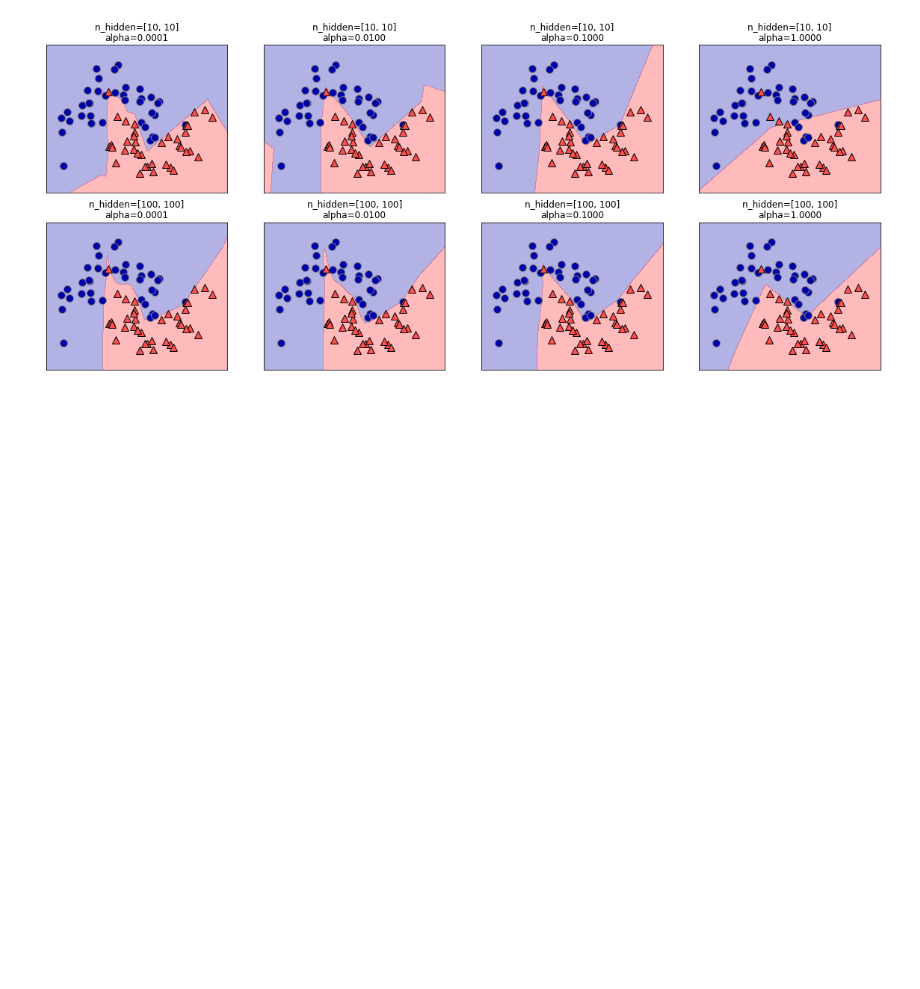
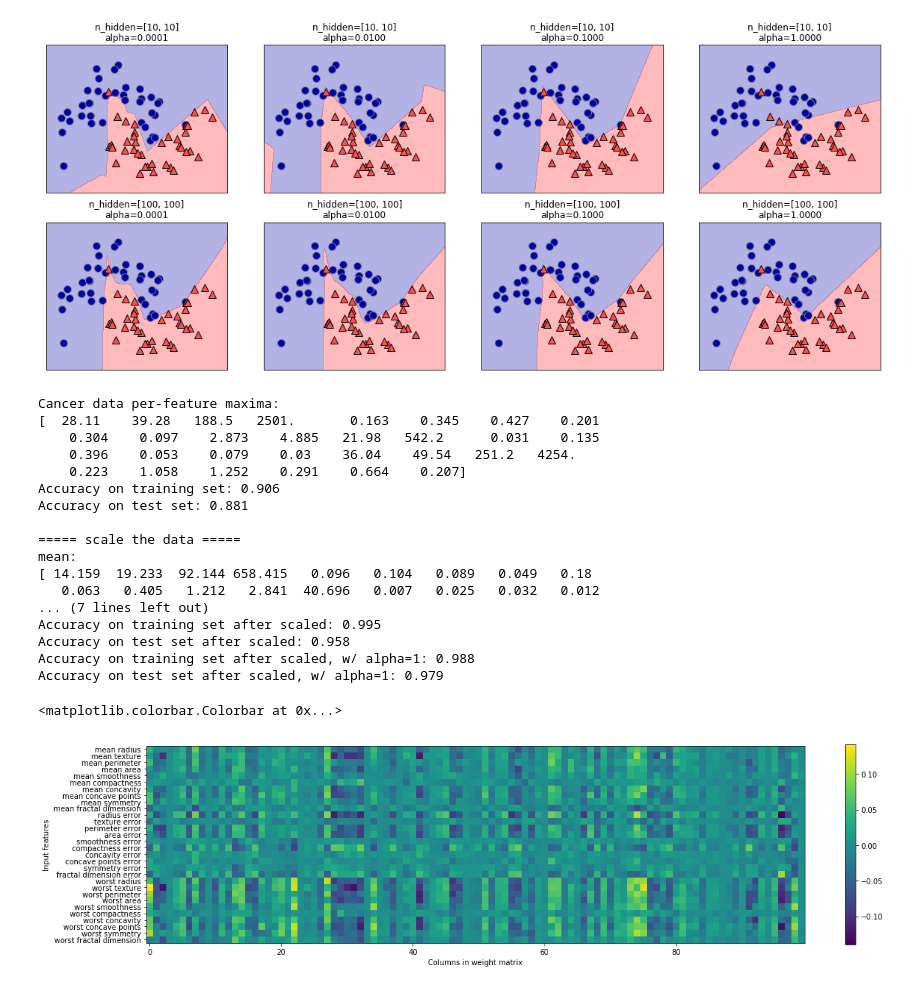
Before and after one commit to iminsh/myRepo, a Jupyter notebook: jupyter/ch2.ipynb, the cells around one changed output. Drawn from its saved outputs; the diff is of its cells as text; code cells hidden in the pictures; blank space fills up the shorter version.

Commit message:
mlp coefs_

```diff
--- a/jupyter/ch2.ipynb
+++ b/jupyter/ch2.ipynb
@@ -592,3 +592,74 @@ for axx, n_hidden_nodes in zip(axes, [10, 100]):
         ax.set_title('n_hidden=[{}, {}]\nalpha={:.4f}'.format(n_hidden_nodes, n_hidden_nodes, alpha))
 # %% [output]
 [figure]
+# %%
+# Multi-layer preceptron, MLP
+
+%matplotlib inline
+import numpy as np
+from sklearn.neural_network import MLPClassifier
+from sklearn.datasets import load_breast_cancer
+from sklearn.model_selection import train_test_split
+
+cancer = load_breast_cancer()
+print('Cancer data per-feature maxima:\n{}'.format(cancer.data.max(axis=0)))
+
+X_train, X_test, y_train, y_test = train_test_split(cancer.data, cancer.target, random_state=0)
+mlp = MLPClassifier(random_state=42, max_iter=600).fit(X_train, y_train)
+print('Accuracy on training set: {:.3f}'.format(mlp.score(X_train, y_train)))
+print('Accuracy on test set: {:.3f}'.format(mlp.score(X_test, y_test)))
+
+print('\n===== scale the data =====')
+mean_on_train = X_train.mean(axis=0)
+print('mean:\n{}'.format(mean_on_train))
+std_on_train = X_train.std(axis=0)
+print('std:\n{}'.format(std_on_train))
+
+X_train_scaled = (X_train - mean_on_train) / std_on_train
+#mean = X_train_scaled.mean(axis=0)
+#std = X_train_scaled.std(axis=0)
+#print('mean:\n{}'.format(mean))
+#print('std:\n{}'.format(std))
+
+# use mean and std on train data set to scale test data set
+X_test_scaled = (X_test - mean_on_train) / std_on_train
+
+mlp = MLPClassifier(random_state=42, max_iter=600)
+mlp.fit(X_train_scaled, y_train)
+print('Accuracy on training set after scaled: {:.3f}'.format(mlp.score(X_train_scaled, y_train)))
+print('Accuracy on test set after scaled: {:.3f}'.format(mlp.score(X_test_scaled, y_test)))
+
+mlp = MLPClassifier(random_state=42, max_iter=600, alpha=1)
+mlp.fit(X_train_scaled, y_train)
+print('Accuracy on training set after scaled, w/ alpha=1: {:.3f}'.format(mlp.score(X_train_scaled, y_train)))
+print('Accuracy on test set after scaled, w/ alpha=1: {:.3f}'.format(mlp.score(X_test_scaled, y_test)))
+
+plt.figure(figsize=(20,5))
+# in this example, coefs_ is 2 layers:
+# layer 1, input -> hidden layer: 30 features, each 100 weights corresponding to 100 hidden units
+# layer 2: hidden layer -> output: 100 weights, each is corresponding to 1 hidden unit to output
+plt.imshow(mlp.coefs_[0], interpolation='none', cmap='viridis')
+plt.yticks(range(30), cancer.feature_names)
+plt.xlabel('Columns in weight matrix')
+plt.ylabel('Input features')
+plt.colorbar()
+# %% [output]
+Cancer data per-feature maxima:
+[  28.11    39.28   188.5   2501.       0.163    0.345    0.427    0.201
+    0.304    0.097    2.873    4.885   21.98   542.2      0.031    0.135
+    0.396    0.053    0.079    0.03    36.04    49.54   251.2   4254.
+    0.223    1.058    1.252    0.291    0.664    0.207]
+Accuracy on training set: 0.906
+Accuracy on test set: 0.881
+
+===== scale the data =====
+mean:
+[ 14.159  19.233  92.144 658.415   0.096   0.104   0.089   0.049   0.18
+   0.063   0.405   1.212   2.841  40.696   0.007   0.025   0.032   0.012
+... (7 lines left out)
+Accuracy on training set after scaled: 0.995
+Accuracy on test set after scaled: 0.958
+Accuracy on training set after scaled, w/ alpha=1: 0.988
+Accuracy on test set after scaled, w/ alpha=1: 0.979
+<matplotlib.colorbar.Colorbar at 0x...>
+[figure, added]
```
Also changed, not shown: parts of 1 cell of this notebook.
